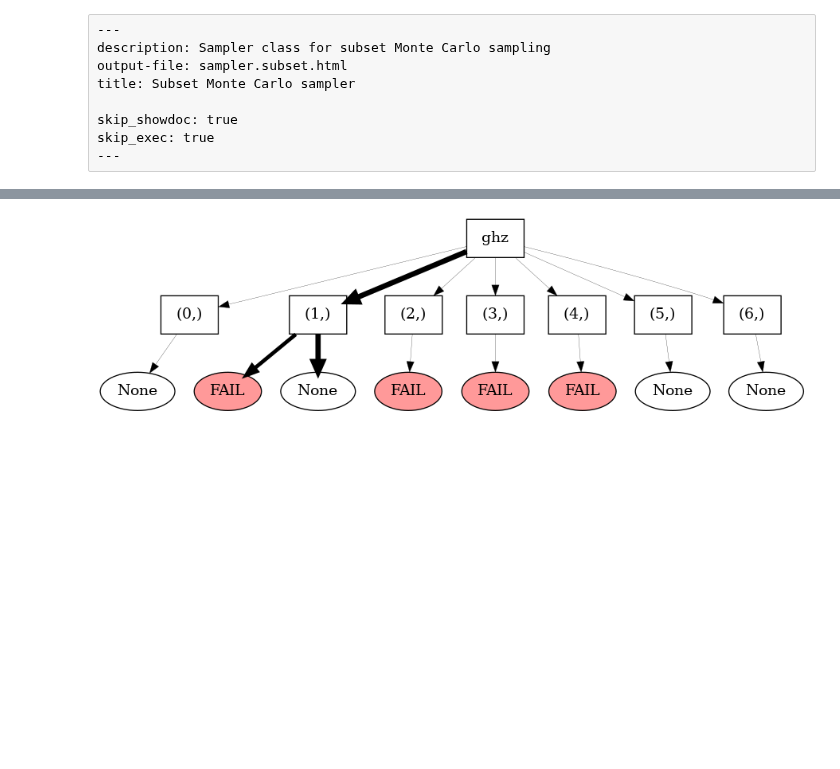
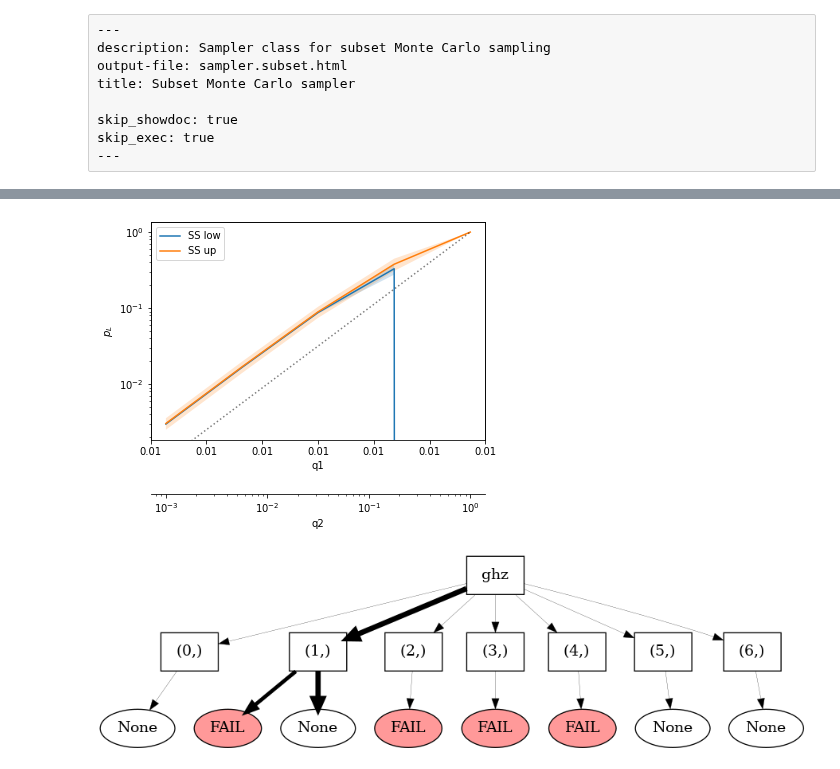
Before and after one commit to dpwinter/qsample, a Jupyter notebook: 06d_sampler.subset.ipynb, the cells around one changed output, grey strips where cells are left out. Drawn from its saved outputs; the diff is of its cells as text; code cells hidden in the pictures; blank space fills up the shorter version.

```diff
--- a/06d_sampler.subset.ipynb
+++ b/06d_sampler.subset.ipynb
@@ -170,3 +171,13 @@ sam.run(100, [cb.ErvPerSample()])
+# %%
+from qsample.noise import E2
+err_probs = {'q1': 0.01, 'q2': sample_range}
+pmax = {'q1': 0.01, 'q2': 0.01}
+
+sam = SubsetSampler(ghz1, CHP,  pmax=pmax, err_probs=err_probs, err_model=E2)
+
+sam.run(100, [cb.PlotStats()])
+# %% [output]
+[figure, added]
 # %%
 sam.tree.draw()
 # %% [output]
```
Also changed, not shown: parts of 1 cell of this notebook, 19 other files.
